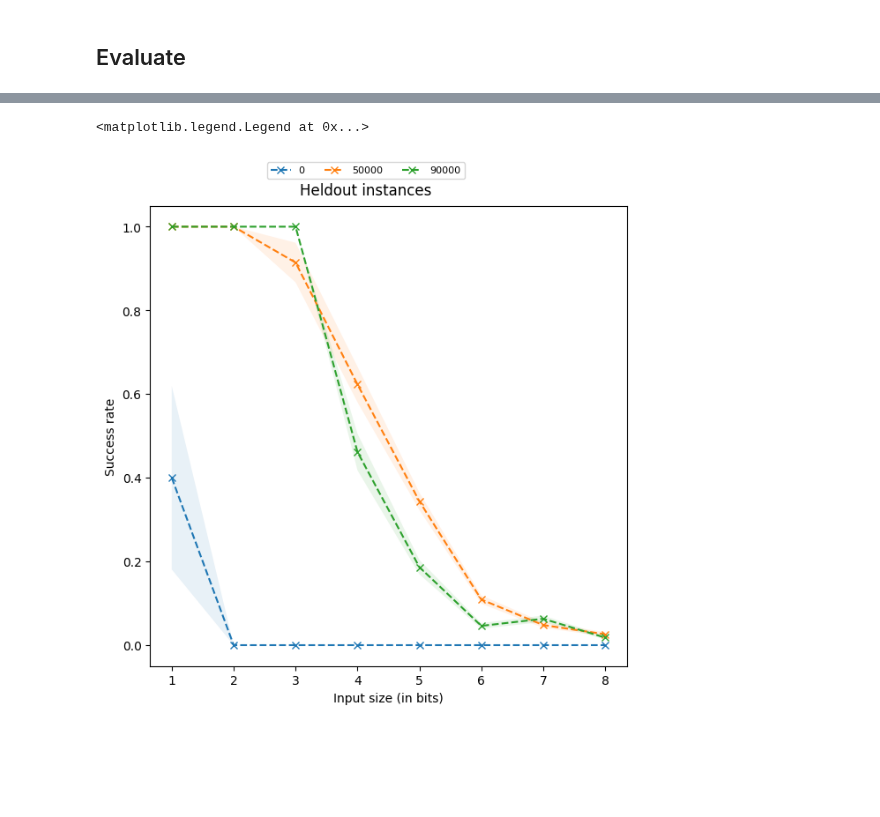
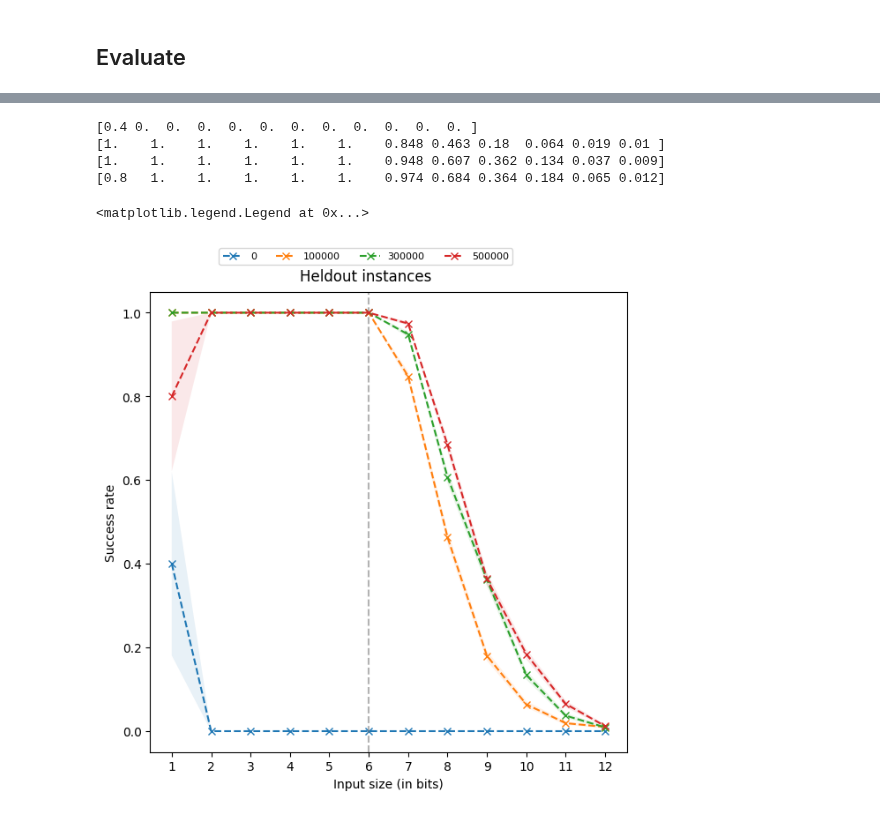
Before and after one commit to chanb/scaling_jax, a Jupyter notebook: src/evaluations/evaluate_addition.ipynb, the cells around one changed output, grey strips where cells are left out. Cells and saved outputs as stored; diff of their text form; code cells hidden in the pictures; blank space fills up the shorter version.

```diff
--- a/src/evaluations/evaluate_addition.ipynb
+++ b/src/evaluations/evaluate_addition.ipynb
@@ -216,6 +216,8 @@ algo_name = "addition-max_int_64-no_eos"
 run_name = "ppo-scratch-1x64-stop_on_empty-max_int_8-10-07-25_03_49_44-81ad5db5-0847-4b43-a42d-ad6cd7e24cd7"
 run_name = "ppo-scratch-8x8-2_cot_tokens-stop_on_empty-max_int_8-10-07-25_04_35_16-1fc5c97e-b2ef-47ca-b87f-2a0a41f65b27"
 run_name = "ppo-scratch-8x8-2_cot_tokens-stop_on_empty-max_int_64-curriculum-10-08-25_05_34_47-78034737-f93e-4a5a-9aa6-fa1e1ee68fe0"
+run_name = "supervised-nope-scratch-32-noop_p0.1_m5-stop_on_empty-10-13-25_03_46_02-7da06c7f-2f4a-4bda-a16c-834072183754"
+run_name = "supervised-nope-scratch-32-noop_p0.1_m5_pad-stop_on_empty-10-13-25_07_16_31-afb1ab65-6a45-4a40-a393-6bac0a798aed"
 
 learner_path = os.path.join(base_path, algo_name, run_name)
 # %%
@@ -342,18 +358,21 @@ Max int: 64, batch size: 200
 fig, ax = plt.subplots(1, 1, layout="constrained", figsize=(6, 6))
 
 
-skip_step = 10
+skip_step = 5
 checkpoint_interval = config_dict["logging_config"]["checkpoint_interval"]
 last_checkpoint = max(list(all_res["metrics"].keys()))
-# checkpoints = [0, 2, 5, 10, 19, 20]
+checkpoints = [0, 1, 3, 5]
 for checkpoint_i, curr_metric in all_res["metrics"].items():
-    if (
-        checkpoint_i != last_checkpoint
-        and checkpoint_i > 0
-        and checkpoint_i % skip_step != 0
-    ):
-    # if checkpoint_i not in checkpoints:
-        continue
+    if checkpoints:
+        if checkpoint_i not in checkpoints:
+            continue
+    else:
+        if (
+            checkpoint_i != last_checkpoint
+            and checkpoint_i > 0
+            and checkpoint_i % skip_step != 0
+        ):
+            continue
 
     input_length_range = sorted(curr_metric.keys())
     expected_response_lengths = []
@@ -368,6 +387,7 @@ for checkpoint_i, curr_metric in all_res["metrics"].items():
 
     expected_response_lengths = np.array(expected_response_lengths)
 
+    ax.axvline(np.ceil(np.log2(train_max_int)), linestyle="--", c="gray", alpha=0.2)
     ax.plot(
         input_length_range,
         expected_response_lengths[:, 0],
@@ -400,16 +487,21 @@ fig.legend(
 # %%
 fig, ax = plt.subplots(1, 1, layout="constrained", figsize=(6, 6))
 
-skip_step = 10
+skip_step = 5
 checkpoint_interval = config_dict["logging_config"]["checkpoint_interval"]
 last_checkpoint = max(list(all_res["metrics"].keys()))
+checkpoints = [0, 1, 3, 5]
 for checkpoint_i, curr_metric in all_res["metrics"].items():
-    if (
-        checkpoint_i != last_checkpoint
-        and checkpoint_i > 0
-        and checkpoint_i % skip_step != 0
-    ):
-        continue
+    if checkpoints:
+        if checkpoint_i not in checkpoints:
+            continue
+    else:
+        if (
+            checkpoint_i != last_checkpoint
+            and checkpoint_i > 0
+            and checkpoint_i % skip_step != 0
+        ):
+            continue
 
     input_length_range = sorted(curr_metric.keys())
     expected_successes = []
@@ -424,32 +516,38 @@ for checkpoint_i, curr_metric in all_res["metrics"].items():
 
     expected_successes = np.array(expected_successes)
 
+    ax.axvline(np.ceil(np.log2(train_max_int)), linestyle="--", c="gray", alpha=0.2)
+    print(expected_successes[:, 0])
     ax.plot(
         input_length_range,
         expected_successes[:, 0],
         marker="x",
         linestyle="--",
         label=f"{checkpoint_i * checkpoint_interval}",
     )
     ax.fill_between(
         input_length_range,
         expected_successes[:, 0] + expected_successes[:, 1],
         expected_successes[:, 0] - expected_successes[:, 1],
         alpha=0.1,
     )
     ax.set_xticks(input_length_range)
     ax.set_ylabel("Success rate")
     ax.set_xlabel("Input size (in bits)")
 
 fig.suptitle("Heldout instances")
 fig.legend(
     bbox_to_anchor=(0.0, 1.0, 1.0, 0.0),
     loc="lower center",
     ncols=7,
     borderaxespad=0.0,
     frameon=True,
     fontsize="8",
 )
 # %% [output]
-<matplotlib.legend.Legend at 0x...>
+[0.4 0.  0.  0.  0.  0.  0.  0.  0.  0.  0.  0. ]
+[1.    1.    1.    1.    1.    1.    0.848 0.463 0.18  0.064 0.019 0.01 ]
+[1.    1.    1.    1.    1.    1.    0.948 0.607 0.362 0.134 0.037 0.009]
+[0.8   1.    1.    1.    1.    1.    0.974 0.684 0.364 0.184 0.065 0.012]
+<matplotlib.legend.Legend at 0x...>
-[figure, old version]
+[figure, new version]
```
Also changed, not shown: parts of 13 cells of this notebook, 5 other files.
